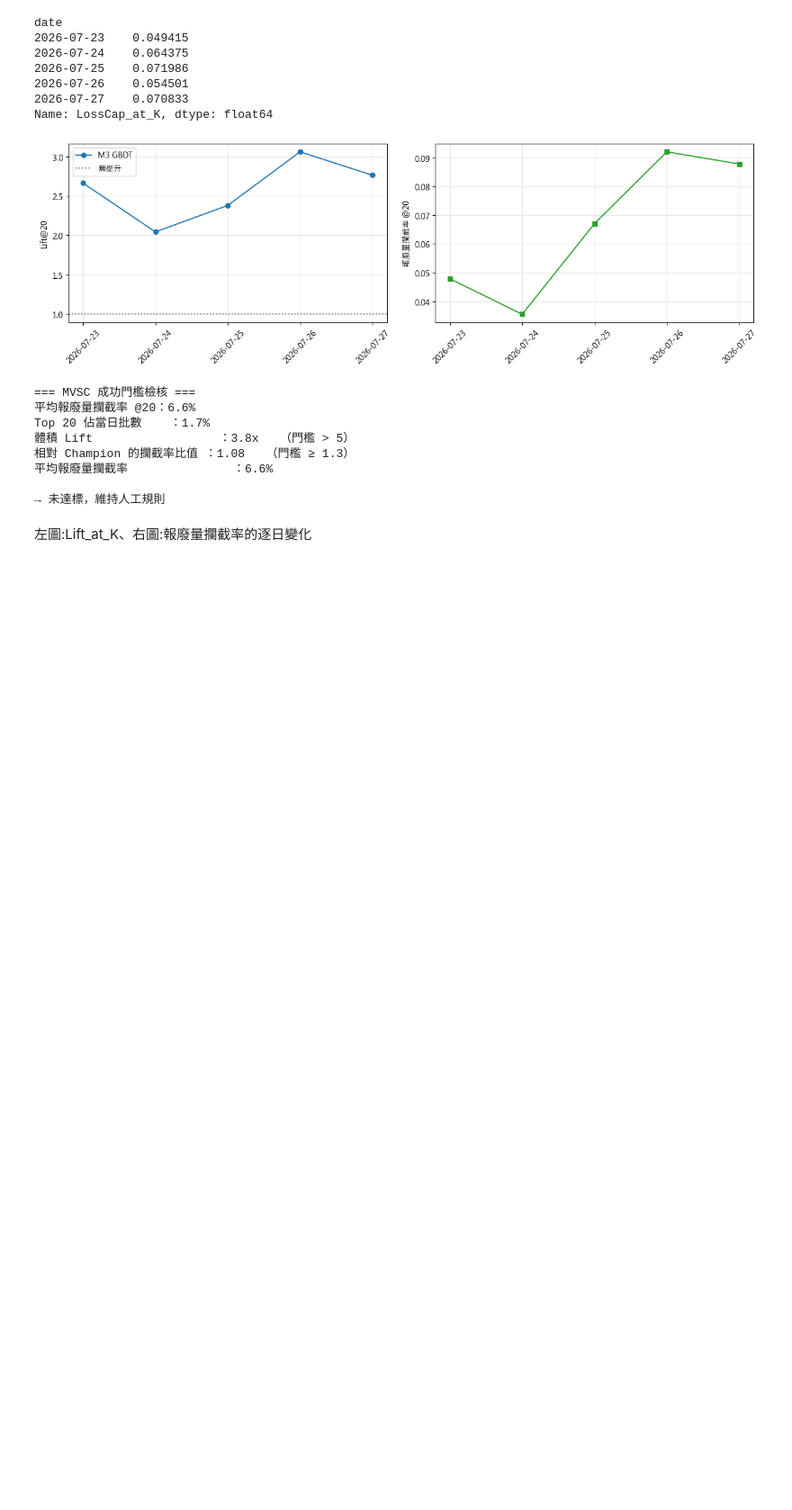
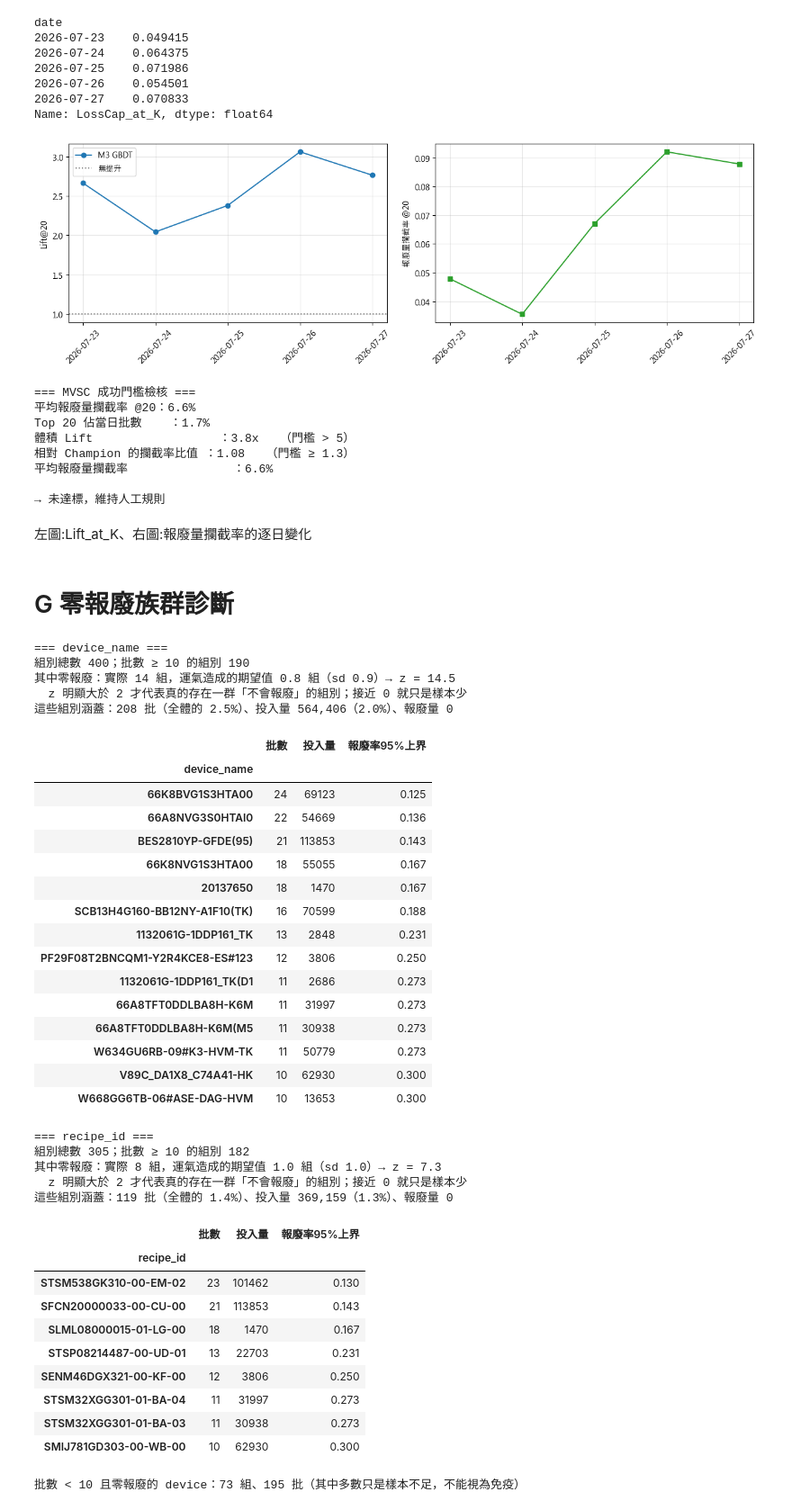
Before and after one commit to aceaceace123/test0806, a Jupyter notebook: PredictiveRiskPrior.ipynb, the cells around one changed output. Shown at 90% size. Saved outputs shown, nothing was run; the diff lists cells and outputs as text; code cells hidden in the pictures; blank space fills up the shorter version.

```diff
--- a/PredictiveRiskPrior.ipynb
+++ b/PredictiveRiskPrior.ipynb
@@ -975,3 +979,81 @@ Top 20 佔當日批數    ：1.7%
 → 未達標，維持人工規則
 # %% [markdown]
 左圖:Lift_at_K、右圖:報廢量攔截率的逐日變化
+# %% [markdown]
+# G 零報廢族群診斷
+# %%
+# === G. 零報廢族群診斷：真的免疫，還是樣本太少？===
+MIN_N = 10          # 至少要有幾批，零報廢才算得上證據
+P0 = lot.y_bin.mean()
+
+def zero_profile(key):
+    g = (lot.groupby(key).agg(批數=("y_bin","size"), 報廢批=("y_bin","sum"),
+                              報廢量=("y_qty","sum"), 投入量=("in_qty","sum")))
+    g["報廢率"] = g.報廢批 / g.批數
+    zero = g[(g.批數 >= MIN_N) & (g.報廢批 == 0)].sort_values("批數", ascending=False)
+
+    # 虛無假說：所有組別的報廢率都等於全體 P0，零報廢純屬運氣
+    # 每組全數無報廢的機率 = (1-P0)^n → 零報廢組數的期望值與標準差
+    n = g.loc[g.批數 >= MIN_N, "批數"]
+    q = (1 - P0) ** n
+    exp_zero, sd = q.sum(), np.sqrt((q * (1 - q)).sum())
+    obs_zero = len(zero)
+    z = (obs_zero - exp_zero) / sd if sd > 0 else np.nan
+
+    print(f"\n=== {key} ===")
+    print(f"組別總數 {len(g):,}；批數 ≥ {MIN_N} 的組別 {len(n):,}")
+    print(f"其中零報廢：實際 {obs_zero} 組，運氣造成的期望值 {exp_zero:.1f} 組（sd {sd:.1f}）→ z = {z:.1f}")
+    print("  z 明顯大於 2 才代表真的存在一群「不會報廢」的組別；接近 0 就只是樣本少" )
+    if obs_zero:
+        print(f"這些組別涵蓋：{zero.批數.sum():,} 批（全體的 {zero.批數.sum()/len(lot):.1%}）、"
+              f"投入量 {zero.投入量.sum():,.0f}（{zero.投入量.sum()/lot.in_qty.sum():.1%}）、報廢量 0")
+        out = zero[["批數","投入量"]].copy()
+        out["報廢率95%上界"] = 3 / out.批數      # n 批零事件 → 真實率的 95% 上界約 3/n
+        display(out.head(15).round(3))
+    return g, zero
+
+dev_all, dev_zero = zero_profile("device_name")
+rcp_all, rcp_zero = zero_profile("recipe_id")
+
+# 對照：批數少的組別有多少「假的零報廢」——說明為何要設 MIN_N
+small = dev_all[(dev_all.批數 < MIN_N) & (dev_all.報廢批 == 0)]
+print(f"\n批數 < {MIN_N} 且零報廢的 device：{len(small)} 組、{small.批數.sum():,} 批"
+      f"（其中多數只是樣本不足，不能視為免疫）")
+# %% [output]
+=== device_name ===
+組別總數 400；批數 ≥ 10 的組別 190
+其中零報廢：實際 14 組，運氣造成的期望值 0.8 組（sd 0.9）→ z = 14.5
+  z 明顯大於 2 才代表真的存在一群「不會報廢」的組別；接近 0 就只是樣本少
+這些組別涵蓋：208 批（全體的 2.5%）、投入量 564,406（2.0%）、報廢量 0
+|  | 批數 | 投入量 | 報廢率95%上界 |
+| device_name |  |  |  |
+| 66K8BVG1S3HTA00 | 24 | 69123 | 0.125 |
+| 66A8NVG3S0HTAI0 | 22 | 54669 | 0.136 |
+| BES2810YP-GFDE(95) | 21 | 113853 | 0.143 |
+| 66K8NVG1S3HTA00 | 18 | 55055 | 0.167 |
+| 20137650 | 18 | 1470 | 0.167 |
+| SCB13H4G160-BB12NY-A1F10(TK) | 16 | 70599 | 0.188 |
+| 1132061G-1DDP161_TK | 13 | 2848 | 0.231 |
+| PF29F08T2BNCQM1-Y2R4KCE8-ES#123 | 12 | 3806 | 0.250 |
+| 1132061G-1DDP161_TK(D1 | 11 | 2686 | 0.273 |
+| 66A8TFT0DDLBA8H-K6M | 11 | 31997 | 0.273 |
+| 66A8TFT0DDLBA8H-K6M(M5 | 11 | 30938 | 0.273 |
+| W634GU6RB-09#K3-HVM-TK | 11 | 50779 | 0.273 |
+| V89C_DA1X8_C74A41-HK | 10 | 62930 | 0.300 |
+| W668GG6TB-06#ASE-DAG-HVM | 10 | 13653 | 0.300 |
+=== recipe_id ===
+組別總數 305；批數 ≥ 10 的組別 182
+其中零報廢：實際 8 組，運氣造成的期望值 1.0 組（sd 1.0）→ z = 7.3
+  z 明顯大於 2 才代表真的存在一群「不會報廢」的組別；接近 0 就只是樣本少
+這些組別涵蓋：119 批（全體的 1.4%）、投入量 369,159（1.3%）、報廢量 0
+|  | 批數 | 投入量 | 報廢率95%上界 |
+| recipe_id |  |  |  |
+| STSM538GK310-00-EM-02 | 23 | 101462 | 0.130 |
+| SFCN20000033-00-CU-00 | 21 | 113853 | 0.143 |
+| SLML08000015-01-LG-00 | 18 | 1470 | 0.167 |
+| STSP08214487-00-UD-01 | 13 | 22703 | 0.231 |
+| SENM46DGX321-00-KF-00 | 12 | 3806 | 0.250 |
+| STSM32XGG301-01-BA-04 | 11 | 31997 | 0.273 |
+| STSM32XGG301-01-BA-03 | 11 | 30938 | 0.273 |
+| SMIJ781GD303-00-WB-00 | 10 | 62930 | 0.300 |
+批數 < 10 且零報廢的 device：73 組、195 批（其中多數只是樣本不足，不能視為免疫）
```
Also changed, not shown: parts of 6 cells of this notebook.
